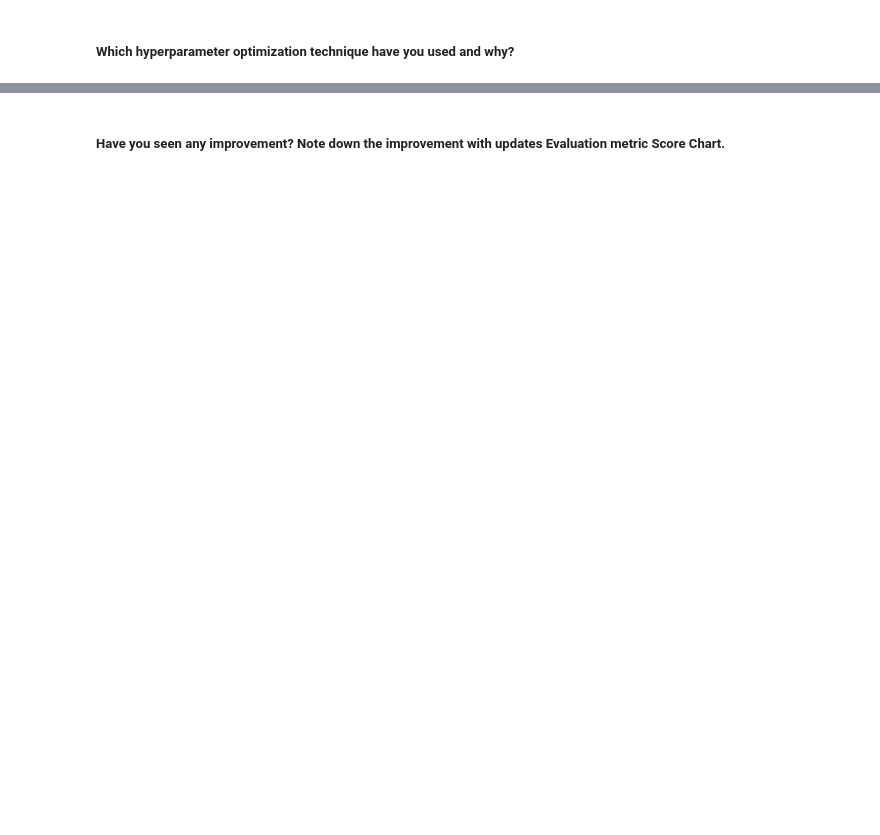
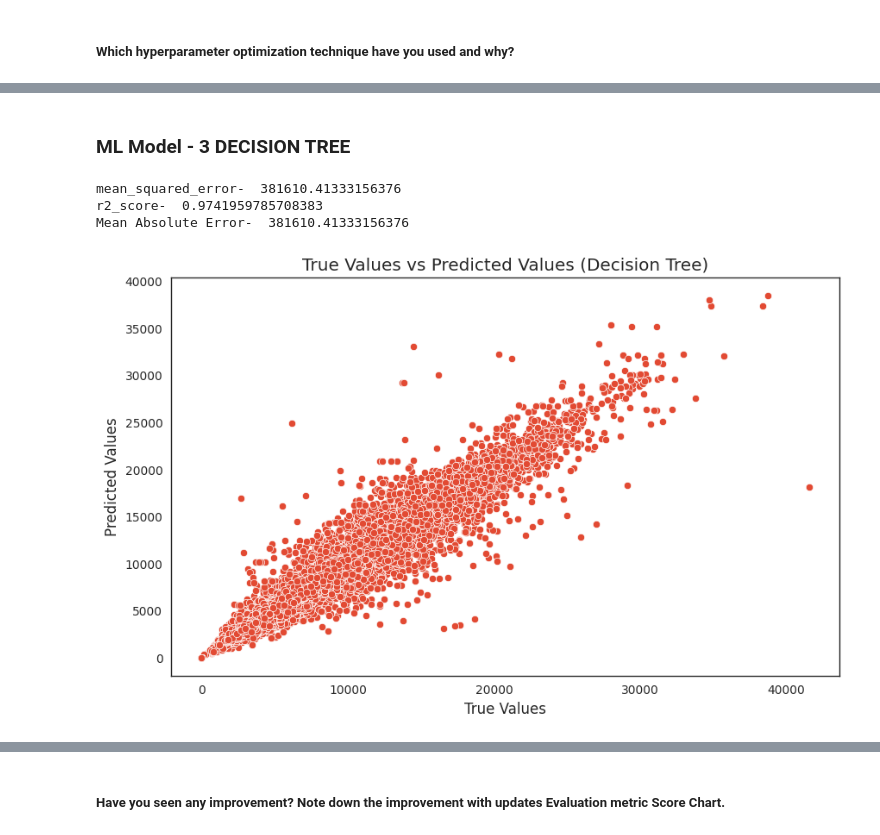
Before and after one commit to Nayan3101/Capstone-project-Regression---Retail-Sales-Prediction, a Jupyter notebook: Nayan_Capstone_Project_M6_Retail_Sales_Prediction.ipynb, the cells around one changed output, grey strips where cells are left out. Cells and saved outputs as stored; diff of their text form; code cells hidden in the pictures; blank space fills up the shorter version.

```diff
--- a/Nayan_Capstone_Project_M6_Retail_Sales_Prediction.ipynb
+++ b/Nayan_Capstone_Project_M6_Retail_Sales_Prediction.ipynb
@@ -1494,0 +1967,53 @@ Answer Here.
+# %% [markdown]
+### ML Model - 3 DECISION TREE
+# %%
+from sklearn.tree import DecisionTreeRegressor
+from sklearn.model_selection import train_test_split
+from sklearn.metrics import mean_squared_error
+from sklearn.metrics import mean_absolute_error
+
+# Assuming you have your feature matrix X and target array y
+# Replace X and y with your actual feature matrix and target array
+
+# Split the data into training and testing sets
+X_train, X_test, y_train, y_test = train_test_split(X, y, test_size=0.2, random_state=42)
+
+# Create the Decision Tree Regressor
+decision_tree = DecisionTreeRegressor(random_state=42)
+
+# Fit the model to the training data
+decision_tree.fit(X_train, y_train)
+
+# Make predictions on the test data
+y_pred = decision_tree.predict(X_test)
+
+# Calculate Mean Squared Error
+mse = mean_squared_error(y_test,y_pred)
+
+# Calculate  R-squared (R²) value
+r2 = r2_score(y_test,y_pred)
+
+# Calculate Mean Absolute Error
+mae = mean_absolute_error(y_test, y_pred)
+
+#Print Evaluation matrix
+print("mean_squared_error- ", mse)
+print("r2_score- ",r2)
+print("Mean Absolute Error- ", mse)
+# %% [output]
+mean_squared_error-  381610.41333156376
+r2_score-  0.9741959785708383
+Mean Absolute Error-  381610.41333156376
+# %%
+import matplotlib.pyplot as plt
+import seaborn as sns
+
+# Plotting true vs predicted values
+plt.figure(figsize=(10, 6))
+sns.scatterplot(x=y_test, y=y_pred)
+plt.title('True Values vs Predicted Values (Decision Tree)')
+plt.xlabel('True Values')
+plt.ylabel('Predicted Values')
+plt.show()
+# %% [output]
+[figure, added]
```
Also changed, not shown: parts of 112 cells of this notebook.
